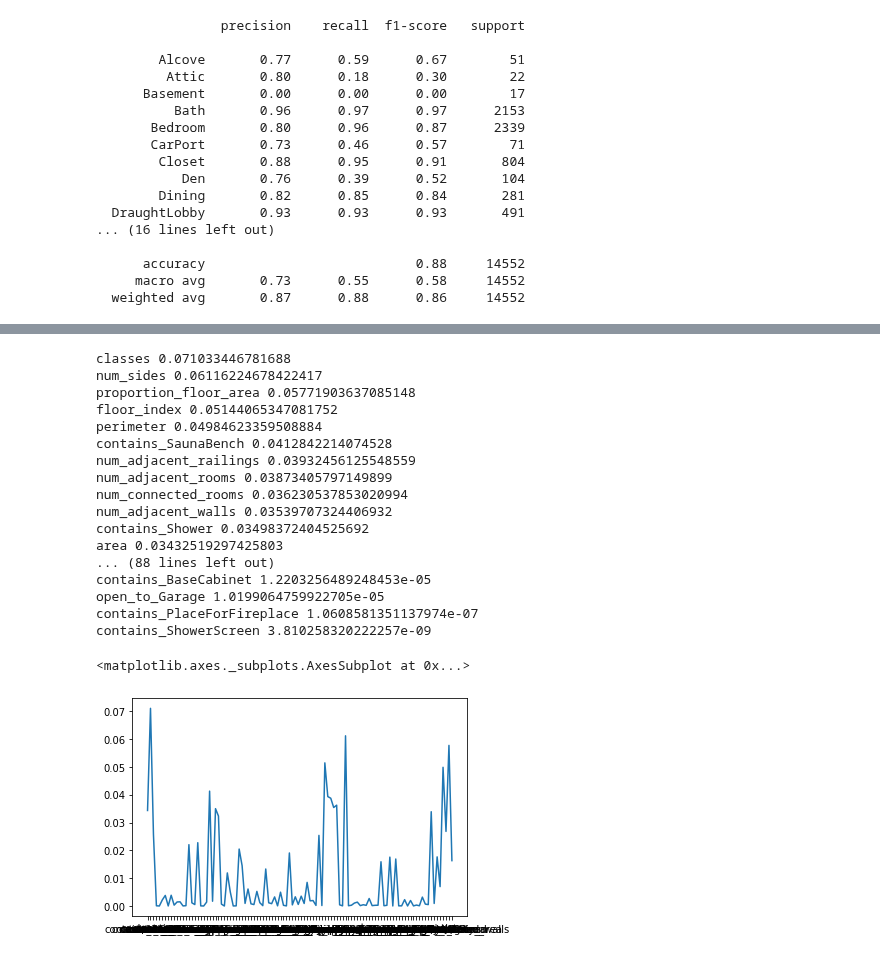
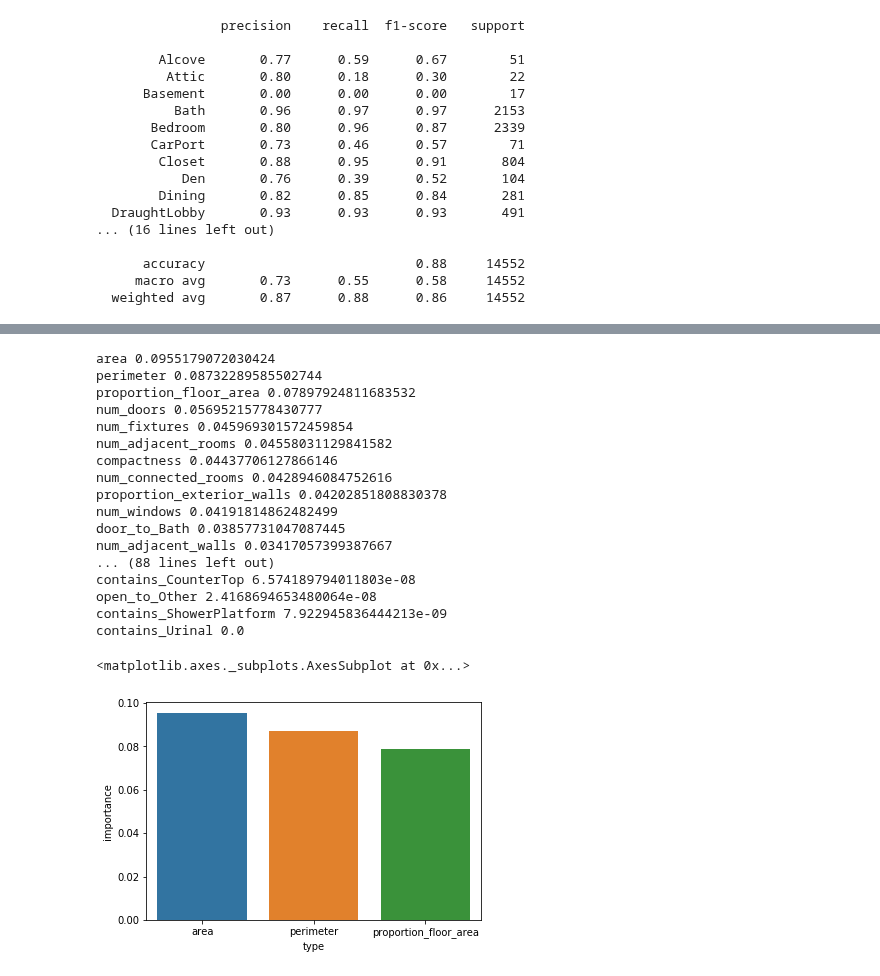
Before and after one commit to cltarchitecture/2021-spring-studio-lab, a Jupyter notebook: Machine Learning/RandomForest.ipynb, the cells around one changed output, grey strips where cells are left out. Saved outputs shown, nothing was run; the diff lists cells and outputs as text; code cells hidden in the pictures.

Commit message:
RandomForest Finetunning

```diff
--- a/Machine Learning/RandomForest.ipynb
+++ b/Machine Learning/RandomForest.ipynb
@@ -226,7 +120,7 @@ from sklearn.metrics import make_scorer
 from sklearn.metrics import accuracy_score, average_precision_score, f1_score, recall_score
 
 from sklearn.model_selection import GridSearchCV
-param_grid = {'n_estimators': [50,100, 150,200,250,300,350,400,450,500,550,600,650,700,750,800]}   #,150,200,250,300,350,400,450,500,550,600,650,700,750,800
+param_grid = {'n_estimators': [50,100, 150,200], 'min_impurity_split':[0.0,0.1], 'oob_score': [False,True]}   #,150,200,250,300,350,400,450,500,550,600,650,700,750,800
 # scoring = {
     # 'Percision': make_scorer(average_precision_score),
     # 'f1': make_scorer(f1_score),
@@ -248,7 +167,14 @@ f1_macro Score: 0.5967965683841441 {'n_estimators': 100}
 from sklearn.ensemble import RandomForestClassifier
 from sklearn.metrics import classification_report, confusion_matrix
 # Instanciate randomforest classifier
-rfc = RandomForestClassifier(n_estimators= 400)
+rfc = RandomForestClassifier(
+                       bootstrap=True, class_weight="balanced", criterion='entropy',
+                       max_depth=None, max_features='auto', max_leaf_nodes=None,
+                       min_impurity_decrease=0.0, min_impurity_split= None,
+                       min_samples_leaf=2, min_samples_split=2,
+                       min_weight_fraction_leaf=0.0, n_estimators=500,
+                       n_jobs=-1, oob_score=True, random_state=None,
+                       verbose=0, warm_start=False)
 # train model
 rfc.fit(X_train,y_train)
 # predict
@@ -310,23 +256,23 @@ print( classification_report(y_test,rfc_pred))
 # %%
-f_import = list(zip(data_exclude,rfc.feature_importances_))
+f_import = list(zip(X_train,rfc.feature_importances_))
 for name,score in sorted(f_import, key = lambda x: x[1], reverse = True):
     print(name,score)
 # %% [output]
-classes 0.071033446781688
-num_sides 0.06116224678422417
-proportion_floor_area 0.05771903637085148
-floor_index 0.05144065347081752
-perimeter 0.04984623359508884
-contains_SaunaBench 0.0412842214074528
-num_adjacent_railings 0.03932456125548559
-num_adjacent_rooms 0.03873405797149899
-num_connected_rooms 0.036230537853020994
-num_adjacent_walls 0.03539707324406932
-contains_Shower 0.03498372404525692
-area 0.03432519297425803
+area 0.0955179072030424
+perimeter 0.08732289585502744
+proportion_floor_area 0.07897924811683532
+num_doors 0.05695215778430777
+num_fixtures 0.045969301572459854
+num_adjacent_rooms 0.04558031129841582
+compactness 0.04437706127866146
+num_connected_rooms 0.0428946084752616
+proportion_exterior_walls 0.04202851808830378
+num_windows 0.04191814862482499
+door_to_Bath 0.03857731047087445
+num_adjacent_walls 0.03417057399387667
 ... (88 lines left out)
-contains_BaseCabinet 1.2203256489248453e-05
-open_to_Garage 1.0199064759922705e-05
-contains_PlaceForFireplace 1.0608581351137974e-07
-contains_ShowerScreen 3.810258320222257e-09
+contains_CounterTop 6.574189794011803e-08
+open_to_Other 2.4168694653480064e-08
+contains_ShowerPlatform 7.922945836444213e-09
+contains_Urinal 0.0
 # %%
@@ -334,5 +281,8 @@ import seaborn as sn
-# %%
-sn.lineplot((x[0] for x in f_import) , (x[1] for x in f_import) )
-# %% [output]
-<matplotlib.axes._subplots.AxesSubplot at 0x...>
-[figure, removed]
+# %%
+feat_imp = pd.DataFrame(data= {'type':[x[0] for x in f_import] , 'importance':[x[1] for x in f_import]}).sort_values('importance', ascending= False)
+feat_imp
+sns.barplot(x='type',y='importance',data= feat_imp.head(3), orient=270)
+# sns.lineplot((x[0] for x in f_import) , (x[1] for x in f_import) )
+# %% [output]
+<matplotlib.axes._subplots.AxesSubplot at 0x...>
+[figure, added]
```
Also changed, not shown: parts of 17 cells of this notebook.
